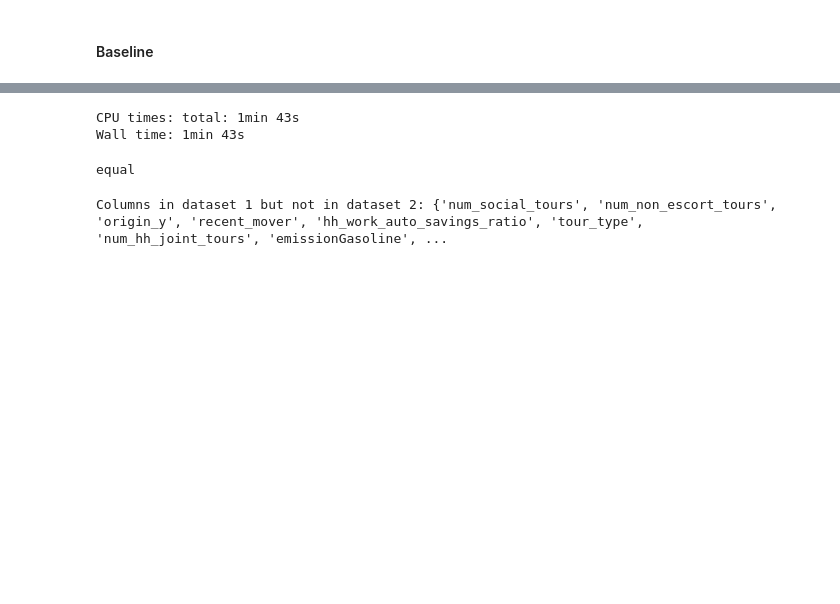
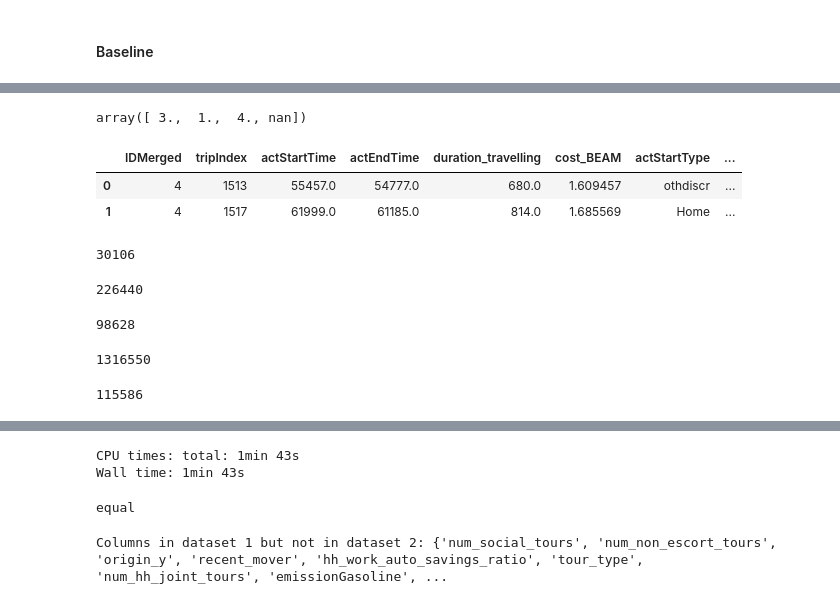
Before and after one commit to LBNL-UCB-STI/beam-core-analysis, a Jupyter notebook: Users/Nazanin/Telecommuting.ipynb, the cells around one changed output, grey strips where cells are left out. Cells and saved outputs as stored; diff of their text form; code cells hidden in the pictures; blank space fills up the shorter version.

```diff
--- a/Users/Nazanin/Telecommuting.ipynb
+++ b/Users/Nazanin/Telecommuting.ipynb
@@ -57,0 +58,32 @@ Wall time: 1min 28s
+# %%
+sfbase.pemploy.unique()
+# %% [output]
+array([ 3.,  1.,  4., nan])
+# %%
+sfbase.head(2)
+# %% [output]
+|  | IDMerged | tripIndex | actStartTime | actEndTime | duration_travelling | cost_BEAM | actStartType | ... |
+| 0 | 4 | 1513 | 55457.0 | 54777.0 | 680.0 | 1.609457 | othdiscr | ... |
+| 1 | 4 | 1517 | 61999.0 | 61185.0 | 814.0 | 1.685569 | Home | ... |
+# %%
+sfbase.loc[(sfbase['income'] < 50000) & (sfbase['age'] < 25) & ((sfbase['pemploy'] == 1)|(sfbase['pemploy'].isna()))].shape[0]
+# %% [output]
+30106
+# %%
+sfbase.loc[(sfbase['income'] < 50000) & ((sfbase['age'] >= 25)|(sfbase['age'] < 45)) &((sfbase['pemploy'] == 1)|(sfbase['pemploy'].isna()))].shape[0]
+# %% [output]
+226440
+# %%
+sfbase.loc[(sfbase['income'] < 50000) & (sfbase['age'] >= 45) & ((sfbase['pemploy'] == 1)|(sfbase['pemploy'].isna()))].shape[0]
+# %% [output]
+98628
+# %%
+sfbase.loc[((sfbase['income'] >= 50000)|(sfbase['income'] < 150000)) & ((sfbase['age'] >= 25)|(sfbase['age'] < 45)) &
+          ((sfbase['pemploy'] == 1)|(sfbase['pemploy'].isna()))].shape[0]
+# %% [output]
+1316550
+# %%
+sfbase.loc[((sfbase['income'] >= 50000)|(sfbase['income'] < 150000)) & (sfbase['age'] < 25) &
+           ((sfbase['pemploy'] == 1)|(sfbase['pemploy'].isna()))].shape[0]
+# %% [output]
+115586
```
Also changed, not shown: parts of 5 cells of this notebook.
